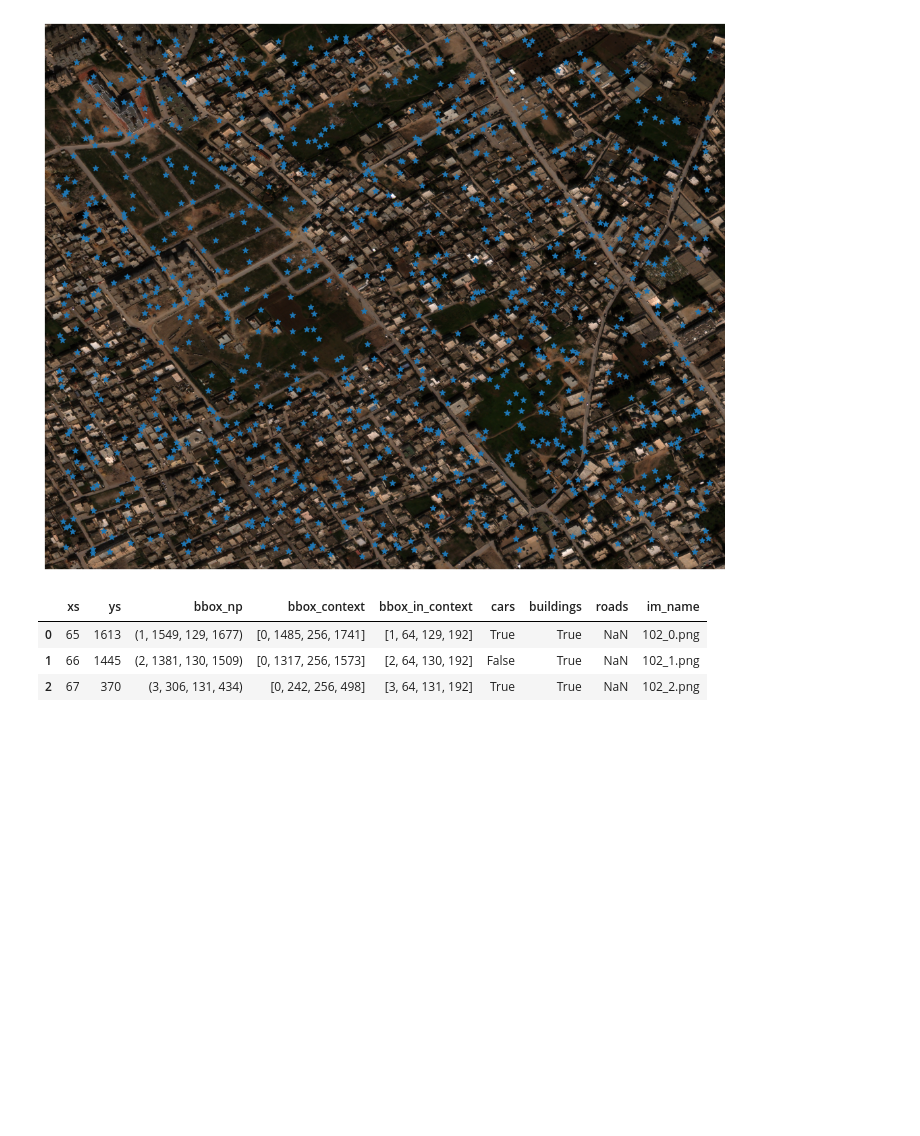
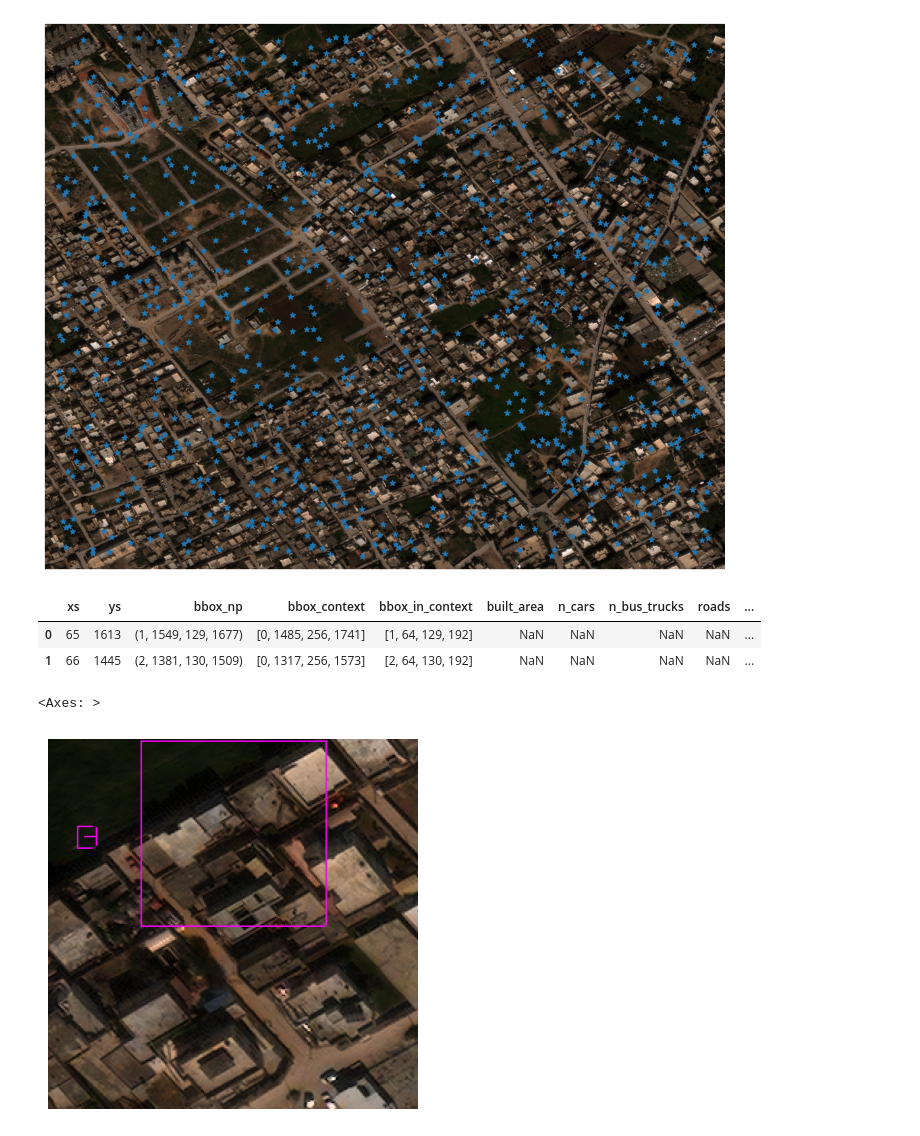
Before and after one commit to dpanas/clear-dear, a Jupyter notebook: notebooks/dp-1-data-prep-2-xView.ipynb, the cells around one changed output. Cells and saved outputs as stored; diff of their text form; code cells hidden in the pictures; blank space fills up the shorter version.

Commit message:
WIP annot pipe - almost there...

```diff
--- a/notebooks/dp-1-data-prep-2-xView.ipynb
+++ b/notebooks/dp-1-data-prep-2-xView.ipynb
@@ -180,4 +244,16 @@ ax.scatter(dfs['ys'], dfs['xs'], marker='*')
 # %% [output]
 <matplotlib.collections.PathCollection at 0x...>
 [figure]
+# %%
+dfs.head(2)
+# %% [output]
+|  | xs | ys | bbox_np | bbox_context | bbox_in_context | built_area | n_cars | n_bus_trucks | roads | ... |
+| 0 | 65 | 1613 | (1, 1549, 129, 1677) | [0, 1485, 256, 1741] | [1, 64, 129, 192] | NaN | NaN | NaN | NaN | ... |
+| 1 | 66 | 1445 | (2, 1381, 130, 1509) | [0, 1317, 256, 1573] | [2, 64, 130, 192] | NaN | NaN | NaN | NaN | ... |
+# %%
+crop, df__, dfa = save_to_annotate( image_, dfs.loc[dfs.index[0]], df_, save_= False)
+splo.plot_single( crop)
+# %% [output]
+<Axes: >
+[figure, added]
 # %%
@@ -186,7 +261,0 @@ for idx in dfs.index[:10]:
-# %%
-dfs.head(3)
-# %% [output]
-|  | xs | ys | bbox_np | bbox_context | bbox_in_context | cars | buildings | roads | im_name |
-| 0 | 65 | 1613 | (1, 1549, 129, 1677) | [0, 1485, 256, 1741] | [1, 64, 129, 192] | True | True | NaN | 102_0.png |
-| 1 | 66 | 1445 | (2, 1381, 130, 1509) | [0, 1317, 256, 1573] | [2, 64, 130, 192] | False | True | NaN | 102_1.png |
-| 2 | 67 | 370 | (3, 306, 131, 434) | [0, 242, 256, 498] | [3, 64, 131, 192] | True | True | NaN | 102_2.png |
```
Also changed, not shown: parts of 11 cells of this notebook, 2 other files.
